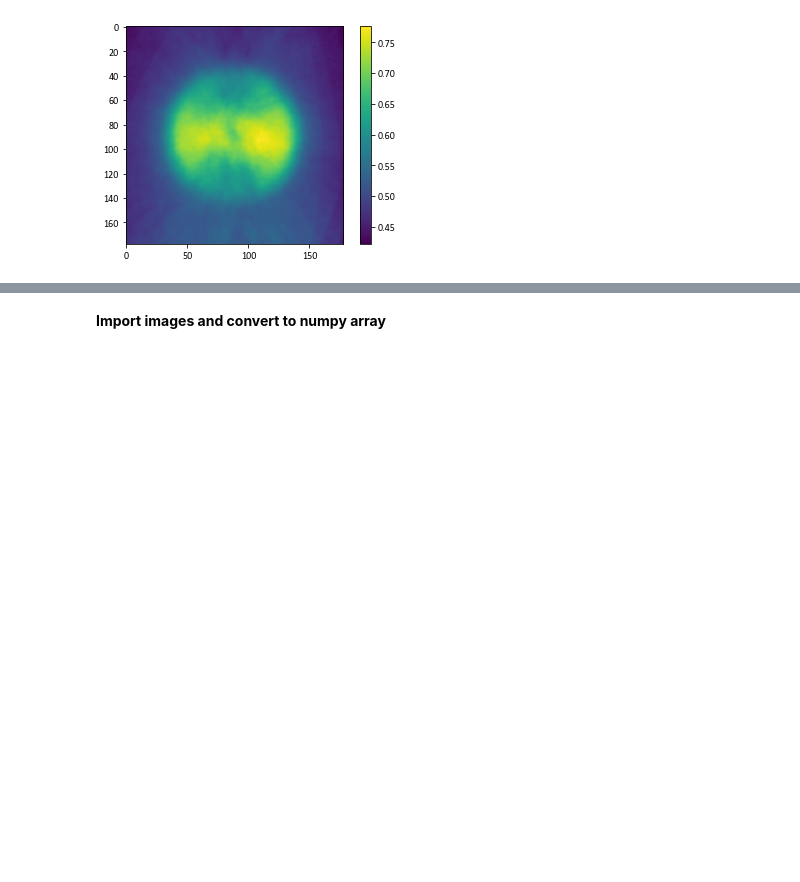
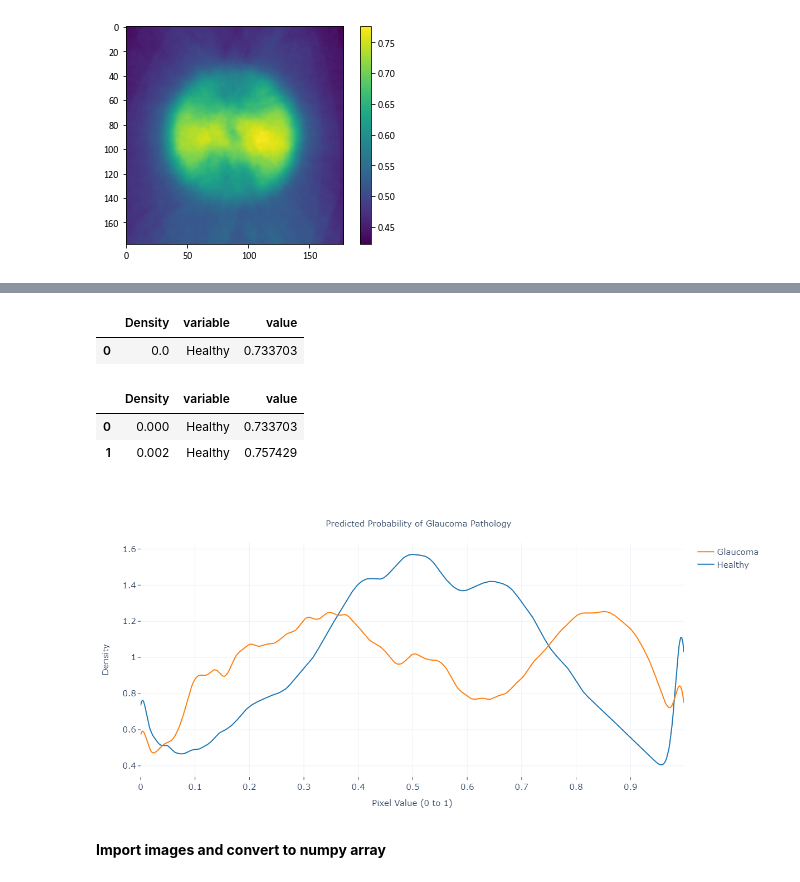
Before and after one commit to gigi-codes/wwc_hackathon_22, a Jupyter notebook: code/01_import_save_data.ipynb, the cells around one changed output, grey strips where cells are left out. Cells and saved outputs as stored; diff of their text form; code cells hidden in the pictures; blank space fills up the shorter version.

```diff
--- a/code/01_import_save_data.ipynb
+++ b/code/01_import_save_data.ipynb
@@ -203,4 +305,25 @@ plt.colorbar();
 from plotly import express as px
 from plotly import figure_factory as ff
 # %%
-fig = px.imshow(avg.reshape(178, 178),color_continuous_scale='Viridis', aspect='equal')
+hist_data = [np.ravel(healthy_pixels), np.ravel(glaucoma_pixels)]
+group_labels = ['Healthy', 'Glaucoma']
+colors = ['#1f77b4', '#ff7f0e']
+
+
+fig = ff.create_distplot(hist_data, group_labels, show_hist=False, show_rug=False, colors=colors)
+
+# Add title
+fig.update_layout(width=500,
+                  height=600,
+                  title_text='Predicted Probability of Glaucoma Pathology',
+                  title_y=0.9,
+                  title_x=0.48,
+                  plot_bgcolor='white',
+                  template='plotly_white',
+                  legend=dict(font=dict(size=15)),
+                  title_font=dict(size=15))
+
+fig.update_xaxes(title='Pixel Value (0 to 1)', title_font_size=15, tickfont_size=15, ticks='outside')
+fig.update_yaxes(title='Density', title_font_size=15, tickfont_size=15, ticks='outside')
+
+fig.show()
@@ -210,0 +375,5 @@ max(avg)
+# %%
+pixels_dist_normalized.head(1)
+# %% [output]
+|  | Density | variable | value |
+| 0 | 0.0 | Healthy | 0.733703 |
@@ -211,3 +382,30 @@ max(avg)
+# %%
+pixels_dist_normalized = pd.read_csv('../data/pixels_distribution_normalized.csv')
+pixels_dist_normalized.head(2)
+# %% [output]
+|  | Density | variable | value |
+| 0 | 0.000 | Healthy | 0.733703 |
+| 1 | 0.002 | Healthy | 0.757429 |
+# %%
+px.line(data_frame=pixels_dist_normalized, x='value', y='Density', color='variable', color_discrete_sequence=['#1f77b4', '#ff7f0e'])
+
+# Add title
+fig.update_layout(width=500,
+                  height=600,
+                  title_text='Predicted Probability of Glaucoma Pathology',
+                  title_y=0.9,
+                  title_x=0.48,
+                  plot_bgcolor='white',
+                  template='plotly_white',
+                  legend=dict(font=dict(size=15)),
+                  title_font=dict(size=15))
+
+fig.update_xaxes(title='Pixel Value (0 to 1)', title_font_size=15, tickfont_size=15, ticks='outside')
+fig.update_yaxes(title='Density', title_font_size=15, tickfont_size=15, ticks='outside')
+
+fig.show()
+# %% [output]
+[figure, added]
 # %% [markdown]
 **Import images and convert to numpy array**
 # %%
```
Also changed, not shown: parts of 20 cells of this notebook, 19 other files.
